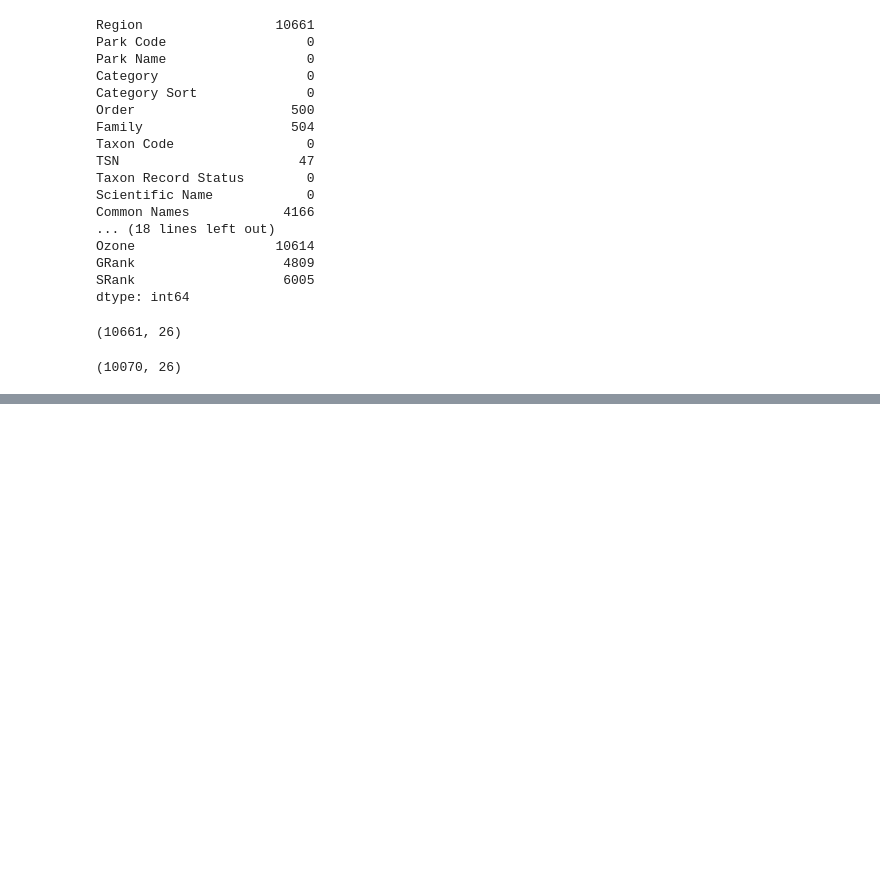
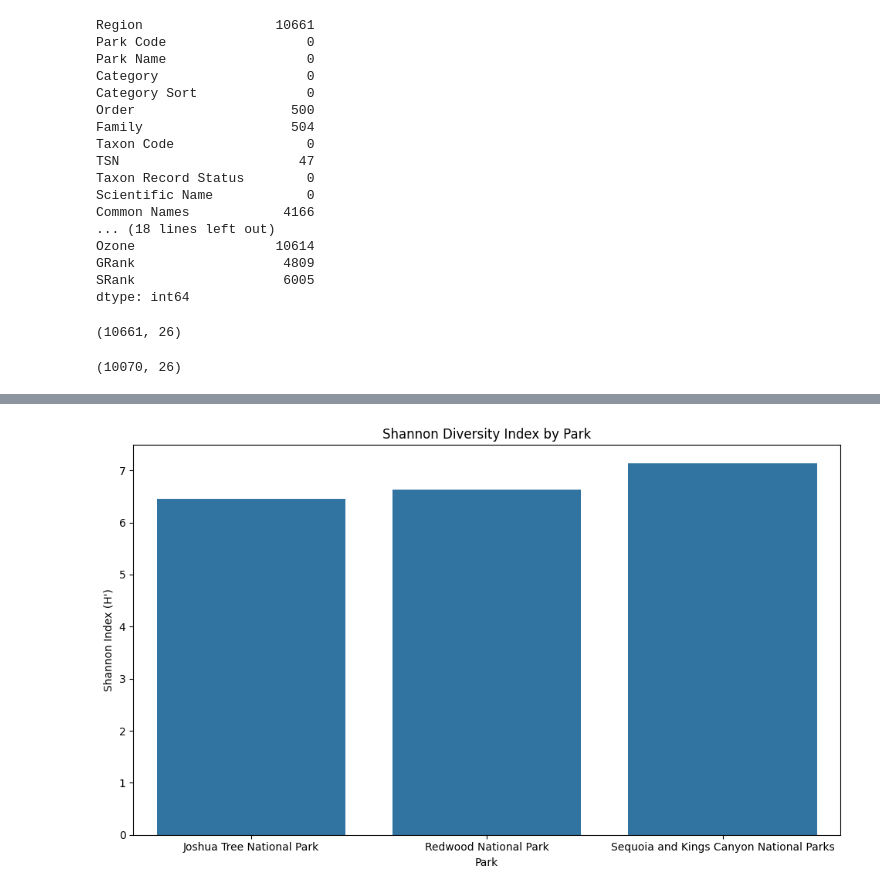
Before and after one commit to jasminechiou/ds4200_final_project-, a Jupyter notebook: nidhi-interactive.ipynb, the cells around one changed output, grey strips where cells are left out. Drawn from its saved outputs; the diff is of its cells as text; code cells hidden in the pictures; blank space fills up the shorter version.

```diff
--- a/nidhi-interactive.ipynb
+++ b/nidhi-interactive.ipynb
@@ -269,0 +369,14 @@ df_combined.head().to_html('df_head.html')
+# %%
+import matplotlib.pyplot as plt
+import seaborn as sns
+
+# Plot the Shannon Diversity Index for each park
+plt.figure(figsize=(10, 6))
+sns.barplot(x=shannon_index_per_park.index, y=shannon_index_per_park.values)
+plt.title('Shannon Diversity Index by Park')
+plt.xlabel('Park')
+plt.ylabel('Shannon Index (H\')')
+plt.tight_layout()
+plt.show()
+# %% [output]
+[figure, added]
```
Also changed, not shown: parts of 7 cells of this notebook.
